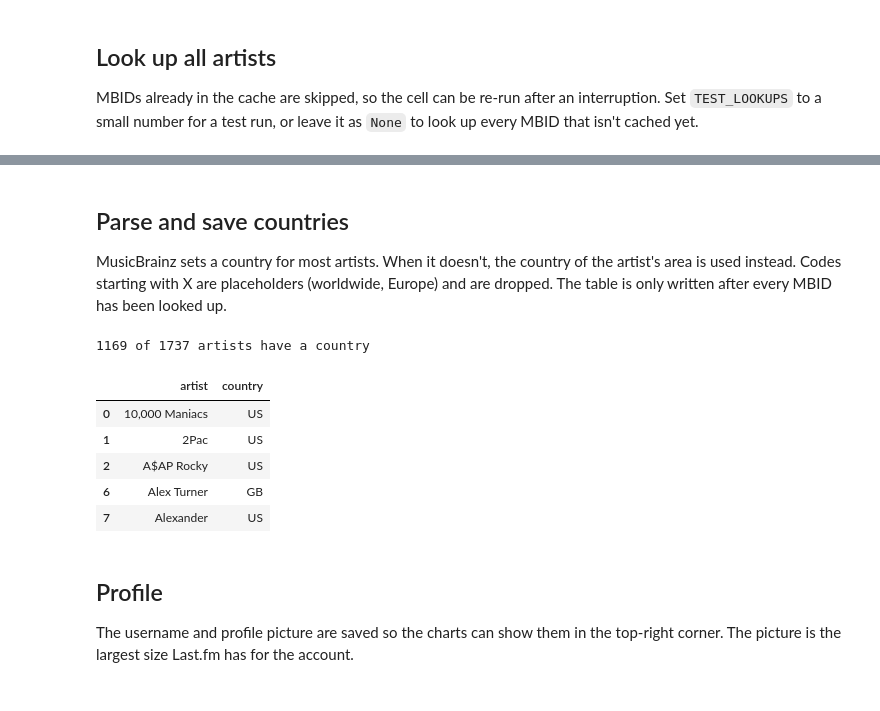
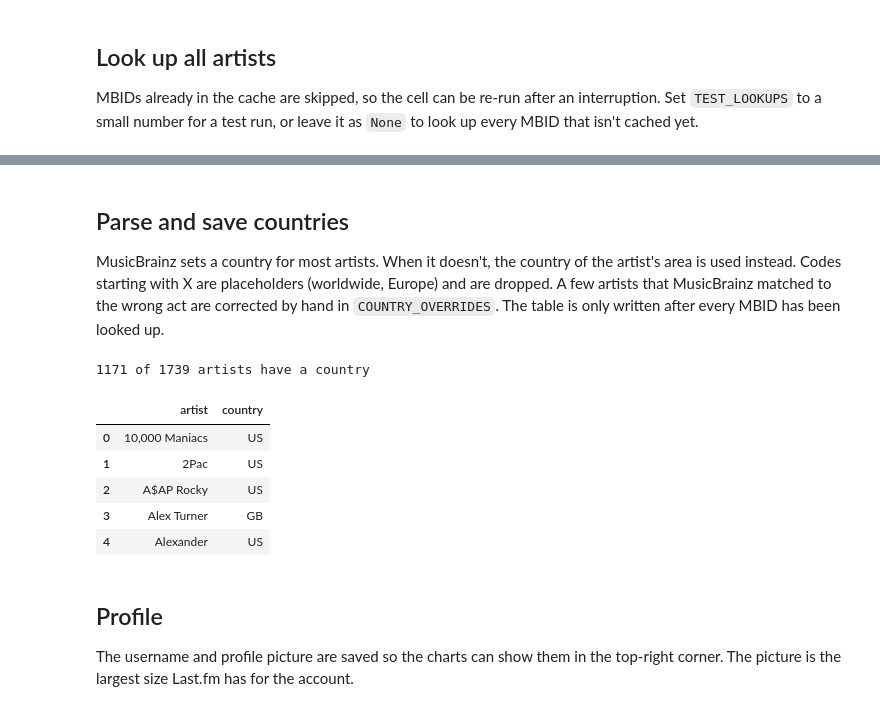
Before and after one commit to skumagai3/lastfm_data_demos, a Jupyter notebook: 00_ingest.ipynb, the cells around one changed output, grey strips where cells are left out. Saved outputs shown, nothing was run; the diff lists cells and outputs as text; code cells hidden in the pictures.

```diff
--- a/00_ingest.ipynb
+++ b/00_ingest.ipynb
@@ -357,39 +367,46 @@ with open(MB_CACHE_FILE, 'a') as f:
 # %% [markdown]
 ## Parse and save countries
-MusicBrainz sets a country for most artists. When it doesn't, the country of the artist's area is used instead. Codes starting with X are placeholders (worldwide, Europe) and are dropped. The table is only written after every MBID has been looked up.
+MusicBrainz sets a country for most artists. When it doesn't, the country of the artist's area is used instead. Codes starting with X are placeholders (worldwide, Europe) and are dropped. A few artists that MusicBrainz matched to the wrong act are corrected by hand in `COUNTRY_OVERRIDES`. The table is only written after every MBID has been looked up.
 # %%
+COUNTRY_OVERRIDES = {'TOPS': 'CA', 'Blood Orange': 'GB'}  # artists MusicBrainz matched to the wrong act; add your own
+
+
 def pick_country(record):
     '''Country code for one lookup: the artist's own country, else its area's country.'''
     code = record['country'] or (record['area_codes'] or [None])[0]
     if code is None or code.startswith('X'):  # X* codes are placeholders such as worldwide or Europe
         return None
     return code
 
 
 with open(MB_CACHE_FILE) as f:
     lookups = [json.loads(line) for line in f]
 country_by_mbid = {record['mbid']: pick_country(record) for record in lookups}
 
 artists_df = pd.read_parquet('artists.parquet')
 countries_df = artists_df[['artist', 'artist_mbid']].dropna()
 countries_df = (countries_df
                 .assign(country=countries_df['artist_mbid'].map(country_by_mbid))
                 .dropna(subset=['country'])[['artist', 'country']])
+fixes = pd.DataFrame({'artist': list(COUNTRY_OVERRIDES), 'country': list(COUNTRY_OVERRIDES.values())})
+fixes = fixes[fixes['artist'].isin(artists_df['artist'])]  # only artists that are in this library
+if len(fixes):
+    countries_df = pd.concat([countries_df[~countries_df['artist'].isin(fixes['artist'])], fixes], ignore_index=True)
 print(f'{len(countries_df)} of {len(artists_df)} artists have a country')
 
 if set(mbids) <= set(country_by_mbid):  # only save once every MBID is cached
     countries_df.to_parquet('artist_countries.parquet', index=False)
 else:
     print(f'{len(country_by_mbid)} of {len(mbids)} MBIDs cached, not saving')
 countries_df.head()
 # %% [output]
-1169 of 1737 artists have a country
+1171 of 1739 artists have a country
 |  | artist | country |
 | 0 | 10,000 Maniacs | US |
 | 1 | 2Pac | US |
 | 2 | A$AP Rocky | US |
-| 6 | Alex Turner | GB |
-| 7 | Alexander | US |
+| 3 | Alex Turner | GB |
+| 4 | Alexander | US |
 # %% [markdown]
 ## Profile
 The username and profile picture are saved so the charts can show them in the top-right corner. The picture is the largest size Last.fm has for the account.
```
Also changed, not shown: parts of 15 cells of this notebook, 25 other files.
